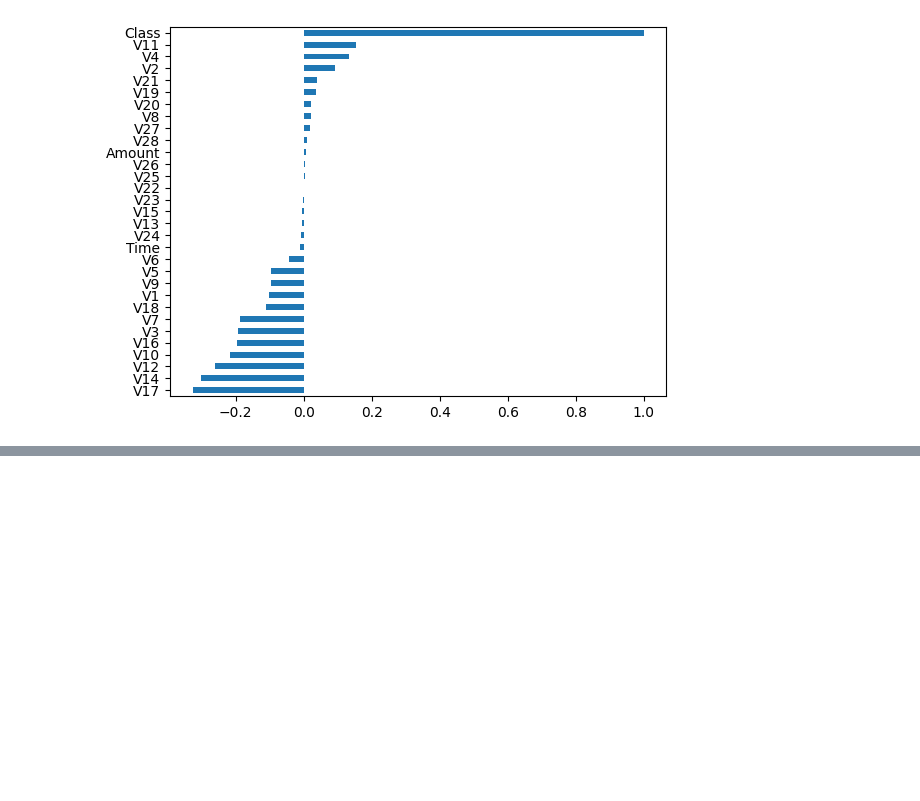
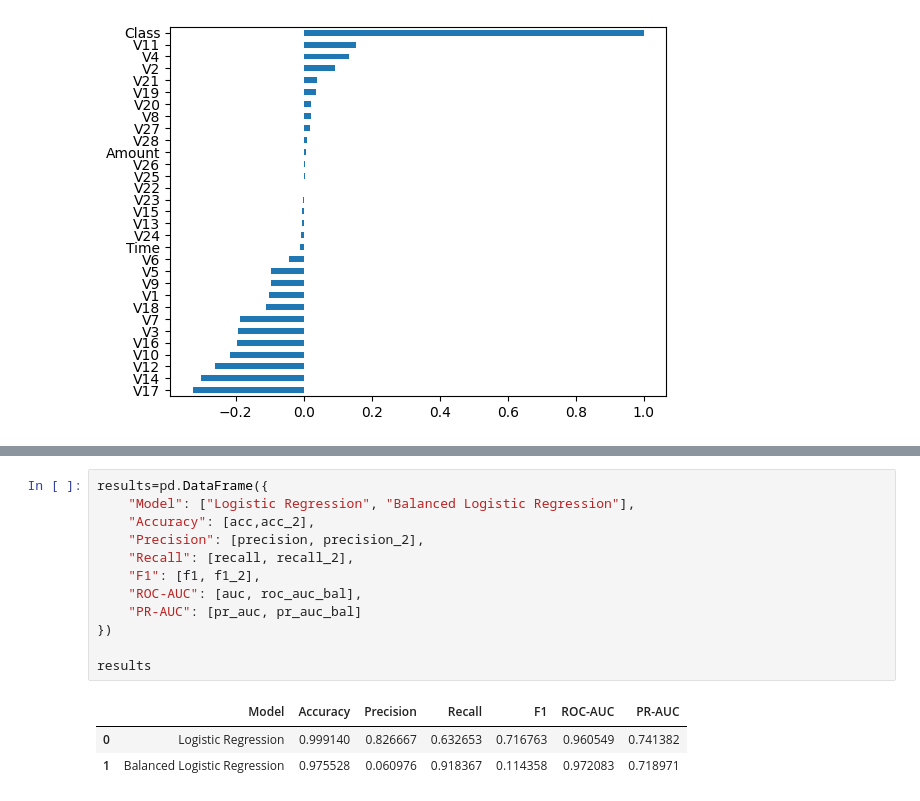
Before and after one commit to monasolgi/Credit-Card-Fraud-Detection, a Jupyter notebook: Fraud_detection.ipynb, the cells around one changed output, grey strips where cells are left out. Drawn from its saved outputs; the diff is of its cells as text; blank space fills up the shorter version.

```diff
--- a/Fraud_detection.ipynb
+++ b/Fraud_detection.ipynb
@@ -232,0 +343,16 @@ Please also refer to the documentation for alternative solver options:
+# %%
+results=pd.DataFrame({
+    "Model": ["Logistic Regression", "Balanced Logistic Regression"],
+    "Accuracy": [acc,acc_2],
+    "Precision": [precision, precision_2],
+    "Recall": [recall, recall_2],
+    "F1": [f1, f1_2],
+    "ROC-AUC": [auc, roc_auc_bal],
+    "PR-AUC": [pr_auc, pr_auc_bal]
+})
+
+results
+# %% [output]
+|  | Model | Accuracy | Precision | Recall | F1 | ROC-AUC | PR-AUC |
+| 0 | Logistic Regression | 0.999140 | 0.826667 | 0.632653 | 0.716763 | 0.960549 | 0.741382 |
+| 1 | Balanced Logistic Regression | 0.975528 | 0.060976 | 0.918367 | 0.114358 | 0.972083 | 0.718971 |
```
Also changed, not shown: parts of 13 cells of this notebook.
